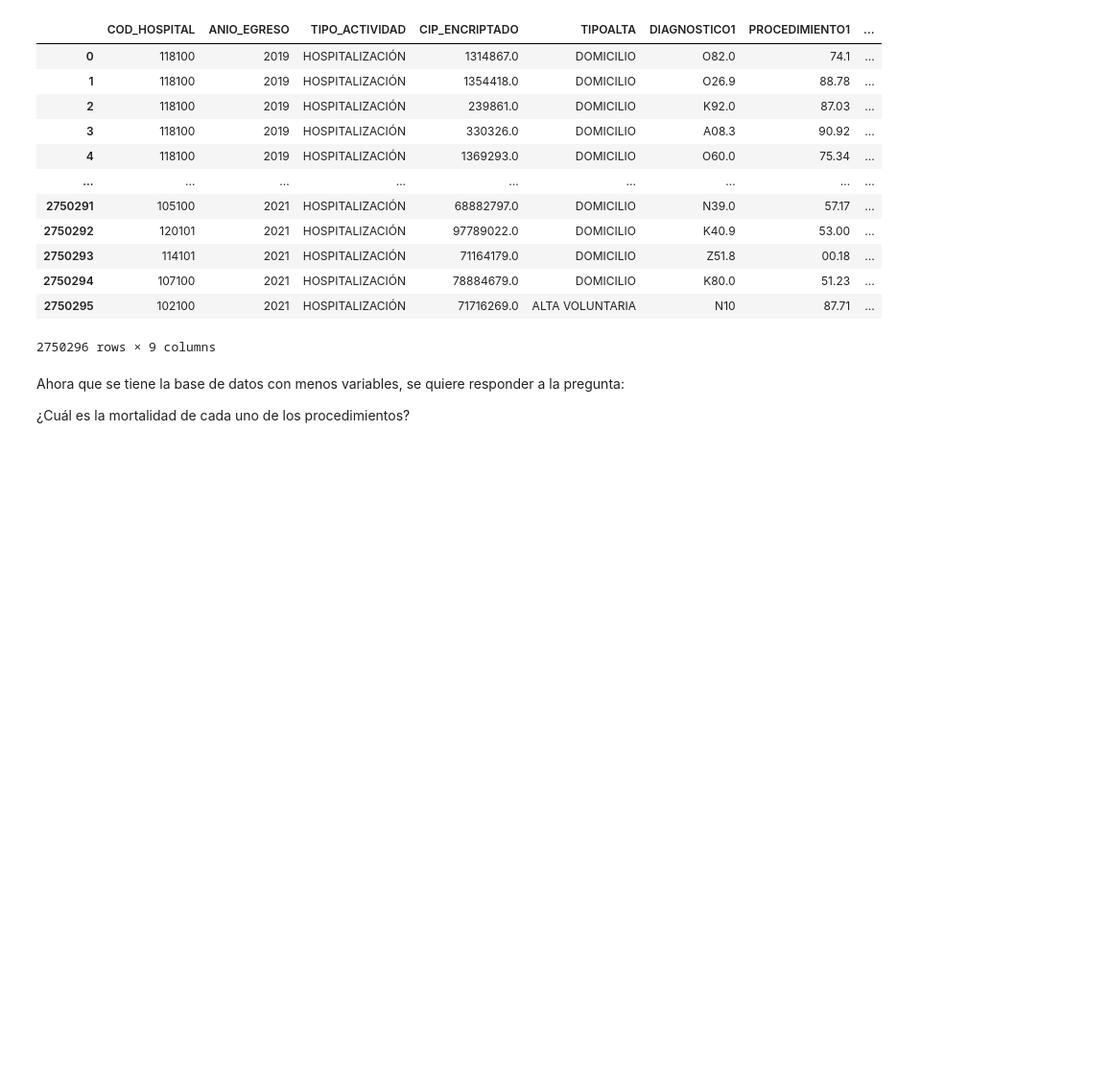
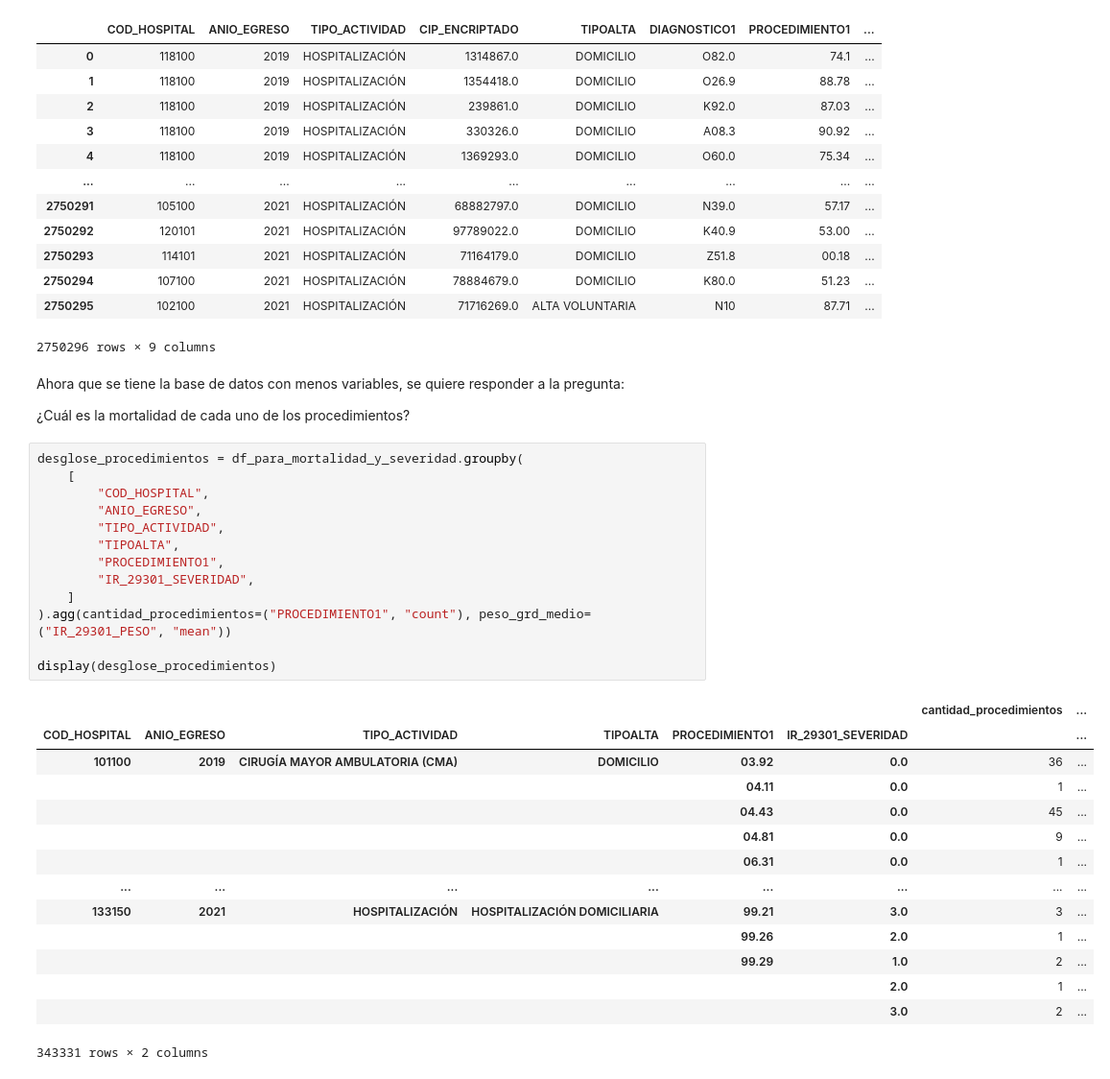
Before and after one commit to JavierRojas14/grd, a Jupyter notebook: notebooks/2.0-jrb-number-of-procedures-per-diagnosis.ipynb, the cells around one changed output. Shown at 96% size. Drawn from its saved outputs; the diff is of its cells as text; blank space fills up the shorter version.

Commit message:
Obtiene desglose de severidad y mort por proc

```diff
--- a/notebooks/2.0-jrb-number-of-procedures-per-diagnosis.ipynb
+++ b/notebooks/2.0-jrb-number-of-procedures-per-diagnosis.ipynb
@@ -255,3 +255,31 @@ display(df_para_mortalidad_y_severidad)
 Ahora que se tiene la base de datos con menos variables, se quiere responder a la pregunta:
 
 ¿Cuál es la mortalidad de cada uno de los procedimientos?
+# %%
+desglose_procedimientos = df_para_mortalidad_y_severidad.groupby(
+    [
+        "COD_HOSPITAL",
+        "ANIO_EGRESO",
+        "TIPO_ACTIVIDAD",
+        "TIPOALTA",
+        "PROCEDIMIENTO1",
+        "IR_29301_SEVERIDAD",
+    ]
+).agg(cantidad_procedimientos=("PROCEDIMIENTO1", "count"), peso_grd_medio=("IR_29301_PESO", "mean"))
+
+display(desglose_procedimientos)
+# %% [output]
+|  |  |  |  |  |  | cantidad_procedimientos | ... |
+| COD_HOSPITAL | ANIO_EGRESO | TIPO_ACTIVIDAD | TIPOALTA | PROCEDIMIENTO1 | IR_29301_SEVERIDAD |  | ... |
+| 101100 | 2019 | CIRUGÍA MAYOR AMBULATORIA (CMA) | DOMICILIO | 03.92 | 0.0 | 36 | ... |
+|  |  |  |  | 04.11 | 0.0 | 1 | ... |
+|  |  |  |  | 04.43 | 0.0 | 45 | ... |
+|  |  |  |  | 04.81 | 0.0 | 9 | ... |
+|  |  |  |  | 06.31 | 0.0 | 1 | ... |
+| ... | ... | ... | ... | ... | ... | ... | ... |
+| 133150 | 2021 | HOSPITALIZACIÓN | HOSPITALIZACIÓN DOMICILIARIA | 99.21 | 3.0 | 3 | ... |
+|  |  |  |  | 99.26 | 2.0 | 1 | ... |
+|  |  |  |  | 99.29 | 1.0 | 2 | ... |
+|  |  |  |  |  | 2.0 | 1 | ... |
+|  |  |  |  |  | 3.0 | 2 | ... |
+343331 rows × 2 columns
```
